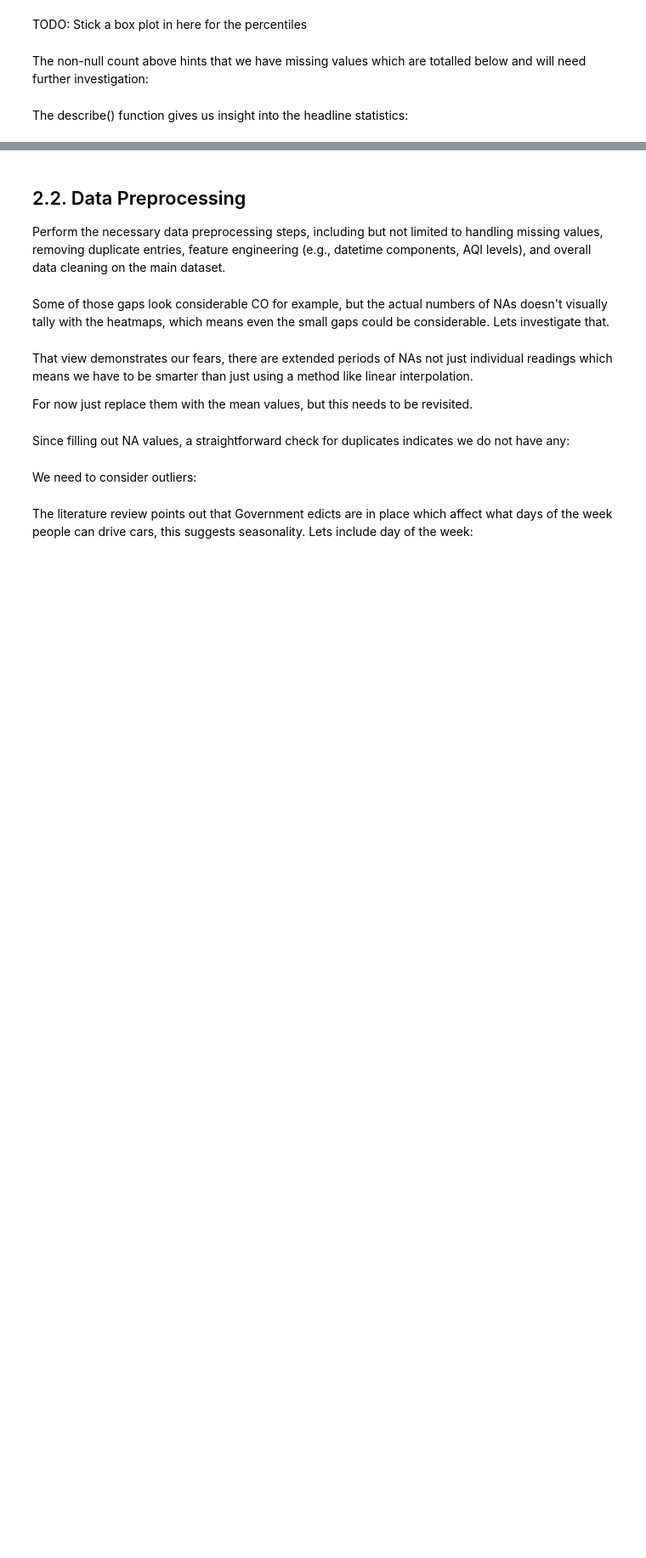
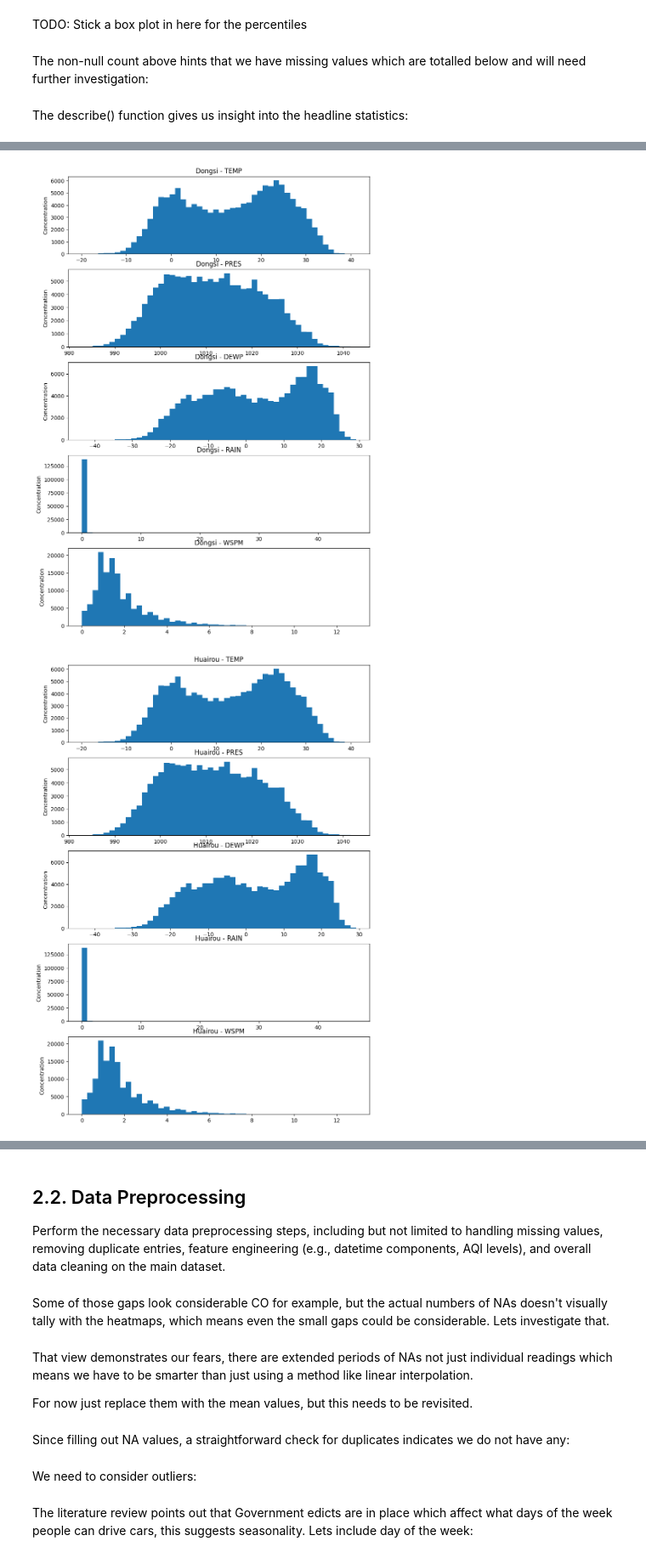
Before and after one commit to almar5855/CMP7005_PRAC1, a Jupyter notebook: st20339453 CMP7005 PRAC1.ipynb, the cells around one changed output, grey strips where cells are left out. Shown at 85% size. Drawn from its saved outputs; the diff is of its cells as text; code cells hidden in the pictures; blank space fills up the shorter version.

```diff
--- a/st20339453 CMP7005 PRAC1.ipynb
+++ b/st20339453 CMP7005 PRAC1.ipynb
@@ -39,2 +43,3 @@ pd.set_option('display.width', 100)
 # %%
 pollution_components = ['PM2.5', 'PM10', 'SO2', 'NO2', 'CO', 'O3']
+meteorological_components = ['TEMP', 'PRES', 'DEWP', 'RAIN', 'WSPM']
@@ -132,5 +167,6 @@ However our dataset is combined, so lets dig a little deeper for the moments of
 # %%
-tmp = station_data.groupby('station')[['PM2.5', 'PM10', 'SO2', 'NO2', 'CO', 'O3']]
+tmp = station_data.groupby('station')[pollution_components]
 for station, data in tmp:
-    for stat in ['PM2.5', 'PM10', 'SO2', 'NO2', 'CO', 'O3']:
-        print(f'{station} - {stat}\nmean: {data[stat].mean():.2f} median: {data[stat].median():.2f} mode: {data[stat].mode().iloc[0]:.2f} variance: {data[stat].std()**2:.2f} skew: {data[stat].skew():.2f} kurtosis: {data[stat].kurt():.2f}')
+    print(f'{station}')
+    for stat in pollution_components:
+        print(f'{stat}\tmean: {data[stat].mean():.2f}\tmedian: {data[stat].median():.2f}\tmode: {data[stat].mode().iloc[0]:.2f}\tvariance: {data[stat].std()**2:.2f}\tskew: {data[stat].skew():.2f}\tkurtosis: {data[stat].kurt():.2f}')
@@ -139,9 +195,9 @@ Every one of our pollution measures shows a mean greater than the median. The di
 # %%
-def plot_distributions(station: str, data: pd.Series):
+def plot_distributions(station: str, data: pd.Series, components=pollution_components):
 
-    fig, ax = plt.subplots(6, 1, figsize=(10, 15))
+    fig, ax = plt.subplots(len(components), 1, figsize=(10, 15))
 
-    for i, stat in enumerate(pollution_components):
+    for i, stat in enumerate(components):
         ax[i].hist(station_data[stat], bins=50)#-station_data[stat].mean())/station_data[stat].std(), bins=50)
         #ax[i].plot(station_data[stat].mean(), 'bx')
         ax[i].set(title=f'{station} - {stat}', ylabel='Concentration')
@@ -152,0 +216,6 @@ for station, data in tmp:
+# %%
+for station, data in tmp:
+    plot_distributions(station, data, meteorological_components)
+# %% [output]
+[figure, added]
+[figure, added]
```
Also changed, not shown: parts of 15 cells of this notebook.
